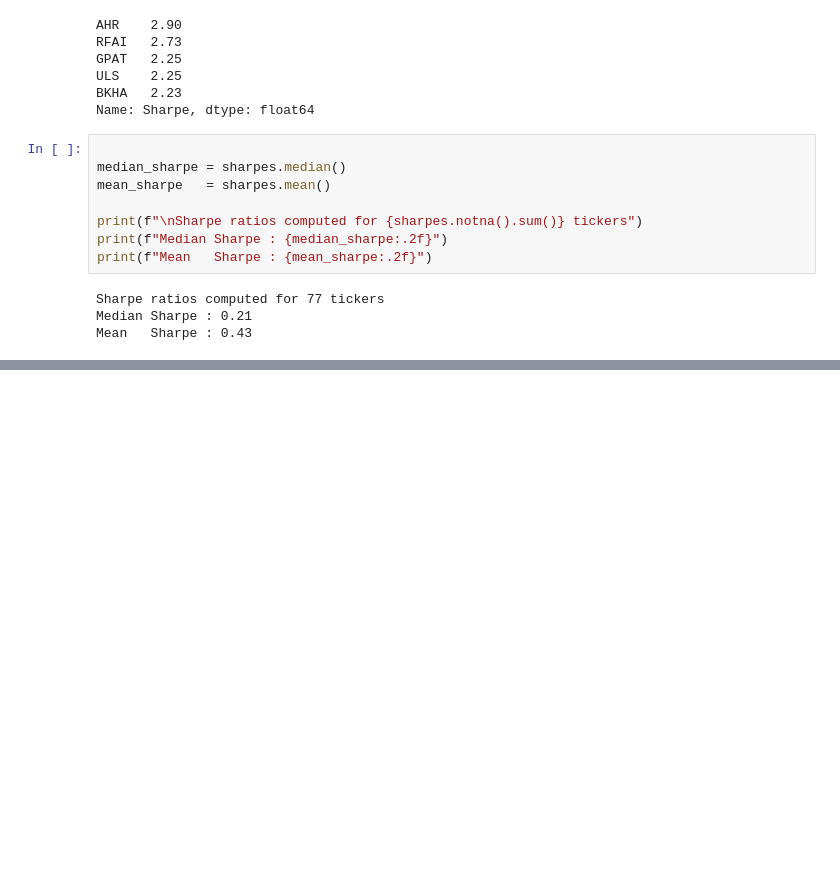
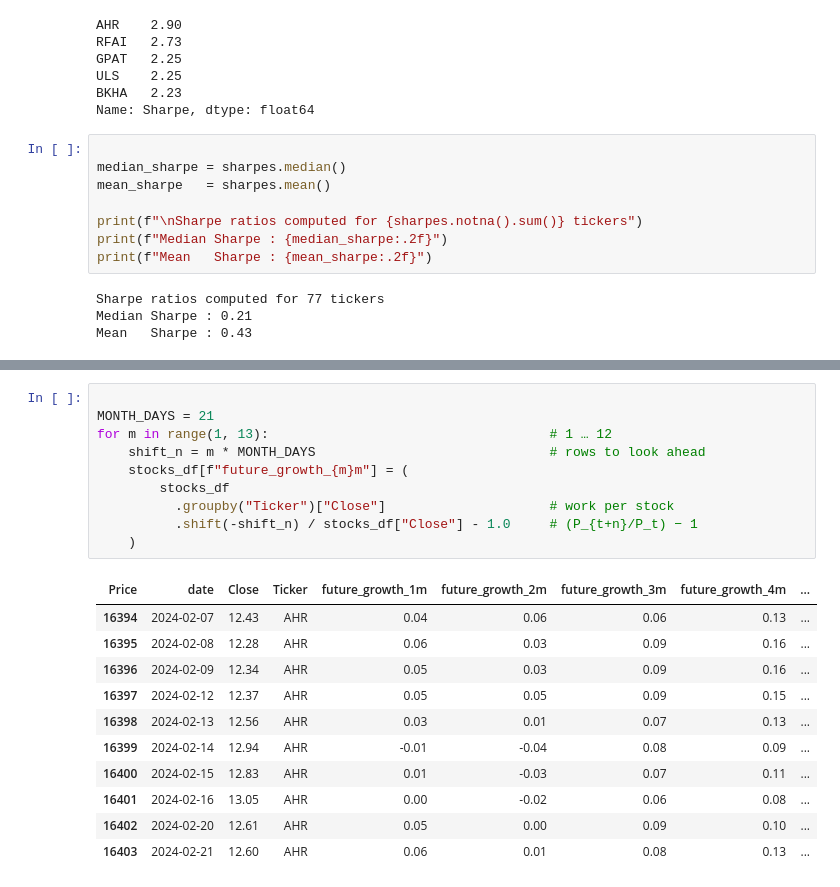
Before and after one commit to ceccode/stock-markets-analytics-zoomcamp, a Jupyter notebook: 02-dataframe-analysis/homework-solutions/hw2-dataframe-analysis.ipynb, the cells around one changed output, grey strips where cells are left out. Cells and saved outputs as stored; diff of their text form; blank space fills up the shorter version.

```diff
--- a/02-dataframe-analysis/homework-solutions/hw2-dataframe-analysis.ipynb
+++ b/02-dataframe-analysis/homework-solutions/hw2-dataframe-analysis.ipynb
@@ -412,0 +442,22 @@ Mean   Sharpe : 0.43
+# %%
+
+MONTH_DAYS = 21
+for m in range(1, 13):                                    # 1 … 12
+    shift_n = m * MONTH_DAYS                              # rows to look ahead
+    stocks_df[f"future_growth_{m}m"] = (
+        stocks_df
+          .groupby("Ticker")["Close"]                     # work per stock
+          .shift(-shift_n) / stocks_df["Close"] - 1.0     # (P_{t+n}/P_t) − 1
+    )
+# %% [output]
+| Price | date | Close | Ticker | future_growth_1m | future_growth_2m | future_growth_3m | future_growth_4m | ... |
+| 16394 | 2024-02-07 | 12.43 | AHR | 0.04 | 0.06 | 0.06 | 0.13 | ... |
+| 16395 | 2024-02-08 | 12.28 | AHR | 0.06 | 0.03 | 0.09 | 0.16 | ... |
+| 16396 | 2024-02-09 | 12.34 | AHR | 0.05 | 0.03 | 0.09 | 0.16 | ... |
+| 16397 | 2024-02-12 | 12.37 | AHR | 0.05 | 0.05 | 0.09 | 0.15 | ... |
+| 16398 | 2024-02-13 | 12.56 | AHR | 0.03 | 0.01 | 0.07 | 0.13 | ... |
+| 16399 | 2024-02-14 | 12.94 | AHR | -0.01 | -0.04 | 0.08 | 0.09 | ... |
+| 16400 | 2024-02-15 | 12.83 | AHR | 0.01 | -0.03 | 0.07 | 0.11 | ... |
+| 16401 | 2024-02-16 | 13.05 | AHR | 0.00 | -0.02 | 0.06 | 0.08 | ... |
+| 16402 | 2024-02-20 | 12.61 | AHR | 0.05 | 0.00 | 0.09 | 0.10 | ... |
+| 16403 | 2024-02-21 | 12.60 | AHR | 0.06 | 0.01 | 0.08 | 0.13 | ... |
```
Also changed, not shown: parts of 5 cells of this notebook, 1 other file.
